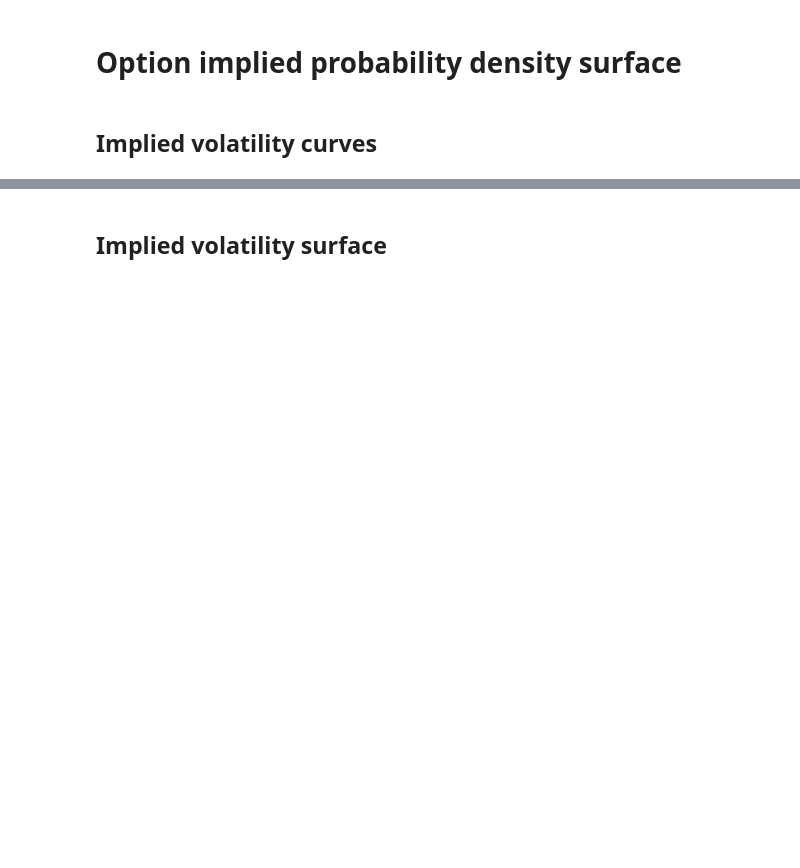
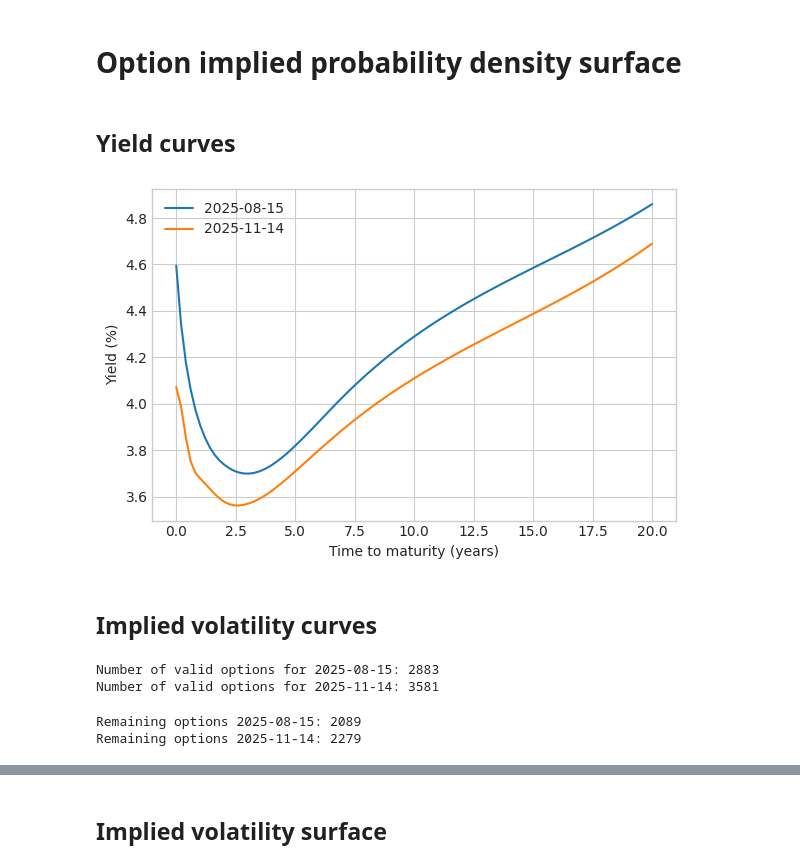
Before and after one commit to krantamaki/quantform, a Jupyter notebook: examples/misc/01_option_implied_probability_density_surface.ipynb, the cells around one changed output, grey strips where cells are left out. Saved outputs shown, nothing was run; the diff lists cells and outputs as text; code cells hidden in the pictures; blank space fills up the shorter version.

```diff
--- a/examples/misc/01_option_implied_probability_density_surface.ipynb
+++ b/examples/misc/01_option_implied_probability_density_surface.ipynb
@@ -19,5 +21,30 @@ from quantform.pylib.equity.utils import parse_option_id, form_option_id
 from quantform.pylib.equity.derivative import Option
 from quantform.pylib.curve import ImpliedVolatilityCurve, DiscountCurve
 from quantform.pylib.equity.pricer import PathIndependentBreedenLitzenbergerPricer
+# %% [markdown]
+## Yield curves
+# %%
+yield_250815_df = pd.read_csv(project_root / "example_data" / "Treasury_Yields_2025-08-15.csv", sep=',')
+yield_250815_curve = DiscountCurve(yield_250815_df["TTM (Years)"], yield_250815_df["Yield (%)"] / 100)
+# %%
+yield_251114_df = pd.read_csv(project_root / "example_data" / "Treasury_Yields_2025-11-14.csv", sep=',')
+yield_251114_curve = DiscountCurve(yield_251114_df["TTM (Years)"], yield_251114_df["Yield (%)"] / 100)
+# %%
+fig = plt.figure(figsize=(6, 4))
+
+xx = np.linspace(0, 20, 100)
+yy_250815 = [yield_250815_curve(x) * 100 for x in xx]
+yy_251114 = [yield_251114_curve(x) * 100 for x in xx]
+
+plt.plot(xx, yy_250815, label="2025-08-15")
+plt.plot(xx, yy_251114, label="2025-11-14")
+plt.xlabel("Time to maturity (years)")
+plt.ylabel("Yield (%)")
+
+fig.tight_layout()
+plt.legend()
+plt.show()
+# %% [output]
+[figure, added]
 # %% [markdown]
 ## Implied volatility curves
@@ -55,0 +75,14 @@ options = [option for option in options if option is not None]
+# %%
+# Note that calculating the implied volatilities for thousands of options is quite computationally expensive.
+# However, as going forward the same underlying values and report dates will be used, it is enough to do this just once
+options_250815 = [to_option(row, start_date, underlying_start_value, yield_250815_curve) for _, row in option_250815_df.iterrows()]
+options_250815 = [option for option in options_250815 if option is not None]
+all_options_250815 = options_250815
+print("Number of valid options for 2025-08-15:", len(options_250815))
+options_251114 = [to_option(row, update_date, underlying_update_value, yield_251114_curve) for _, row in option_251114_df.iterrows()]
+options_251114 = [option for option in options_251114 if option is not None]
+print("Number of valid options for 2025-11-14:", len(options_251114))
+all_options_251114 = options_251114
+# %% [output]
+Number of valid options for 2025-08-15: 2883
+Number of valid options for 2025-11-14: 3581
@@ -56 +129,9 @@ options = [option for option in options if option is not None]
+# %%
+options_250815 = option_cleanup(options_250815, (450, 700))
+print("Remaining options 2025-08-15:", len(options_250815))
+options_251114 = option_cleanup(options_251114, (450, 700))
+print("Remaining options 2025-11-14:", len(options_251114))
+# %% [output]
+Remaining options 2025-08-15: 2089
+Remaining options 2025-11-14: 2279
 # %%
```
Also changed, not shown: parts of 25 cells of this notebook, 17 other files.
